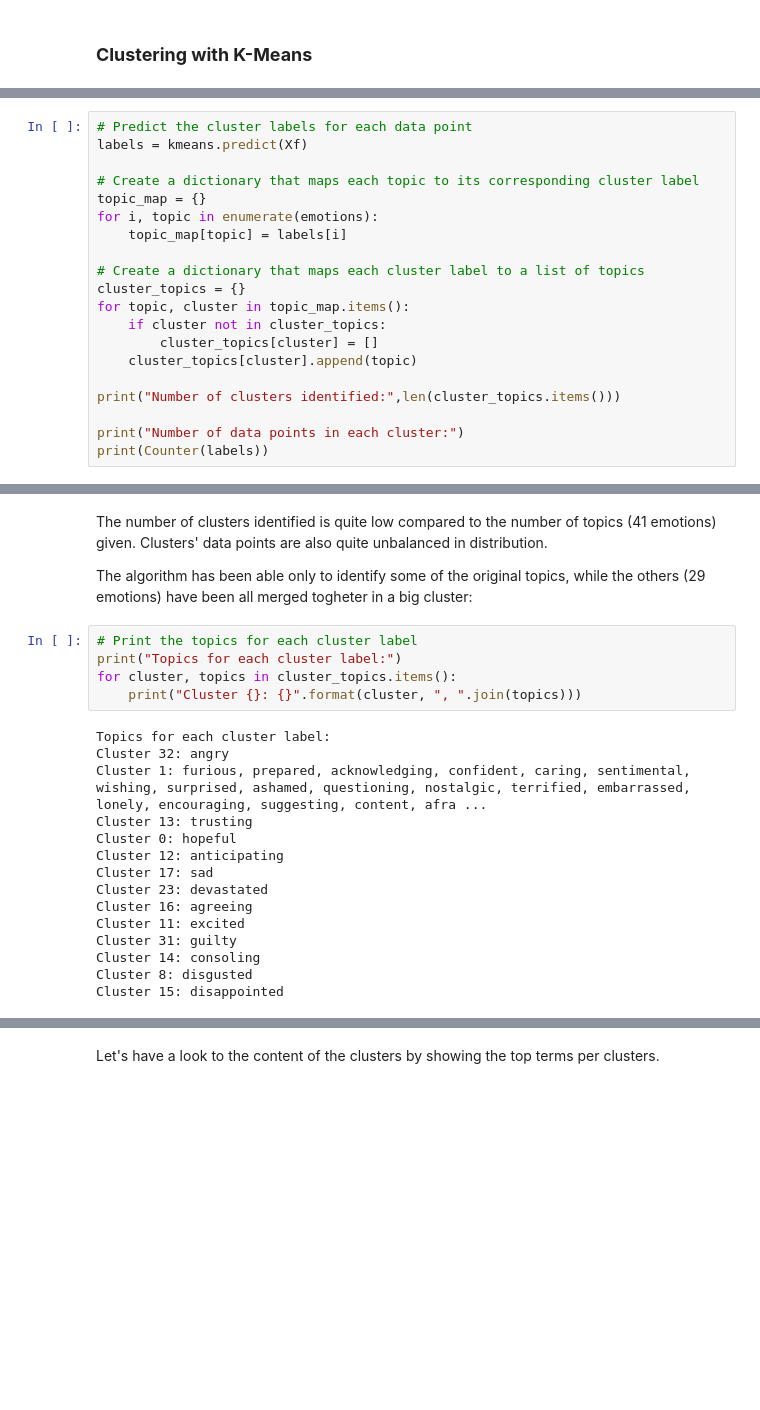
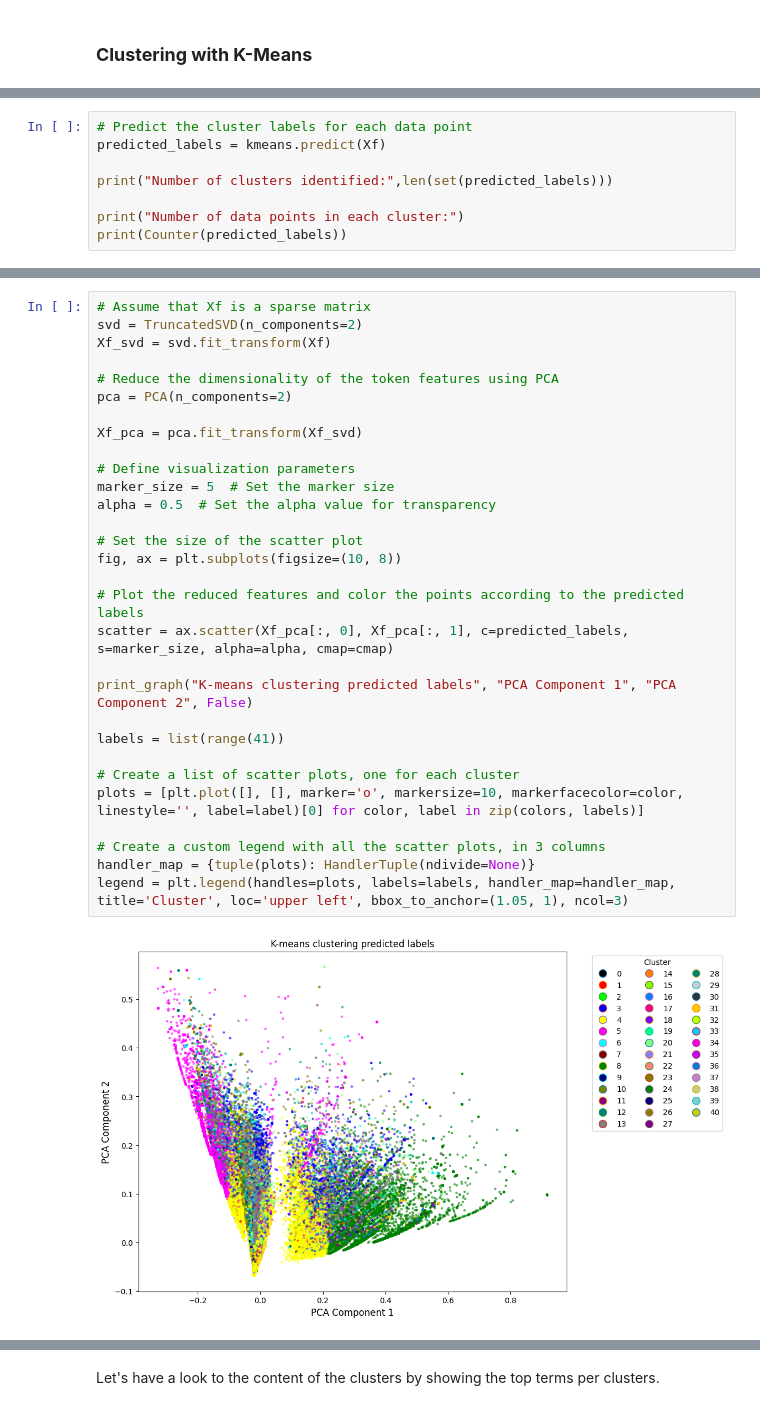
Before and after one commit to SimoneCallegarin/NLP_project, a Jupyter notebook: SA and TextGen on EDOS.ipynb, the cells around one changed output, grey strips where cells are left out. Cells and saved outputs as stored; diff of their text form; blank space fills up the shorter version.

Commit message:
Fixed Kmeans clustering

```diff
--- a/SA and TextGen on EDOS.ipynb
+++ b/SA and TextGen on EDOS.ipynb
@@ -611,21 +672,9 @@ KMeans(max_iter=100, n_clusters=41, n_init=7, random_state=2153, verbose=False)
 # %%
 # Predict the cluster labels for each data point
-labels = kmeans.predict(Xf)
+predicted_labels = kmeans.predict(Xf)
 
-# Create a dictionary that maps each topic to its corresponding cluster label
-topic_map = {}
-for i, topic in enumerate(emotions):
-    topic_map[topic] = labels[i]
-
-# Create a dictionary that maps each cluster label to a list of topics
-cluster_topics = {}
-for topic, cluster in topic_map.items():
-    if cluster not in cluster_topics:
-        cluster_topics[cluster] = []
-    cluster_topics[cluster].append(topic)
-
-print("Number of clusters identified:",len(cluster_topics.items()))
+print("Number of clusters identified:",len(set(predicted_labels)))
 
 print("Number of data points in each cluster:")
-print(Counter(labels))
+print(Counter(predicted_labels))
 # %% [output]
@@ -635,24 +684,32 @@ Counter({1: 212332, 32: 10789, 33: 8675, 24: 6642, 15: 6449, 17: 6404, 11: 6302,
-# %% [markdown]
-The number of clusters identified is quite low compared to the number of topics (41 emotions) given. Clusters' data points are also quite unbalanced in distribution.
-
-The algorithm has been able only to identify some of the original topics, while the others (29 emotions) have been all merged togheter in a big cluster:
-# %%
-# Print the topics for each cluster label
-print("Topics for each cluster label:")
-for cluster, topics in cluster_topics.items():
-    print("Cluster {}: {}".format(cluster, ", ".join(topics)))
-# %% [output]
-Topics for each cluster label:
-Cluster 32: angry
-Cluster 1: furious, prepared, acknowledging, confident, caring, sentimental, wishing, surprised, ashamed, questioning, nostalgic, terrified, embarrassed, lonely, encouraging, suggesting, content, afra ...
-Cluster 13: trusting
-Cluster 0: hopeful
-Cluster 12: anticipating
-Cluster 17: sad
-Cluster 23: devastated
-Cluster 16: agreeing
-Cluster 11: excited
-Cluster 31: guilty
-Cluster 14: consoling
-Cluster 8: disgusted
-Cluster 15: disappointed
+# %%
+# Assume that Xf is a sparse matrix
+svd = TruncatedSVD(n_components=2)
+Xf_svd = svd.fit_transform(Xf)
+
+# Reduce the dimensionality of the token features using PCA
+pca = PCA(n_components=2)
+
+Xf_pca = pca.fit_transform(Xf_svd)
+
+# Define visualization parameters
+marker_size = 5  # Set the marker size
+alpha = 0.5  # Set the alpha value for transparency
+
+# Set the size of the scatter plot
+fig, ax = plt.subplots(figsize=(10, 8))
+
+# Plot the reduced features and color the points according to the predicted labels
+scatter = ax.scatter(Xf_pca[:, 0], Xf_pca[:, 1], c=predicted_labels, s=marker_size, alpha=alpha, cmap=cmap)
+
+print_graph("K-means clustering predicted labels", "PCA Component 1", "PCA Component 2", False)
+
+labels = list(range(41))
+
+# Create a list of scatter plots, one for each cluster
+plots = [plt.plot([], [], marker='o', markersize=10, markerfacecolor=color, linestyle='', label=label)[0] for color, label in zip(colors, labels)]
+
+# Create a custom legend with all the scatter plots, in 3 columns
+handler_map = {tuple(plots): HandlerTuple(ndivide=None)}
+legend = plt.legend(handles=plots, labels=labels, handler_map=handler_map, title='Cluster', loc='upper left', bbox_to_anchor=(1.05, 1), ncol=3)
+# %% [output]
+[figure, added]
```
Also changed, not shown: parts of 16 cells of this notebook.
